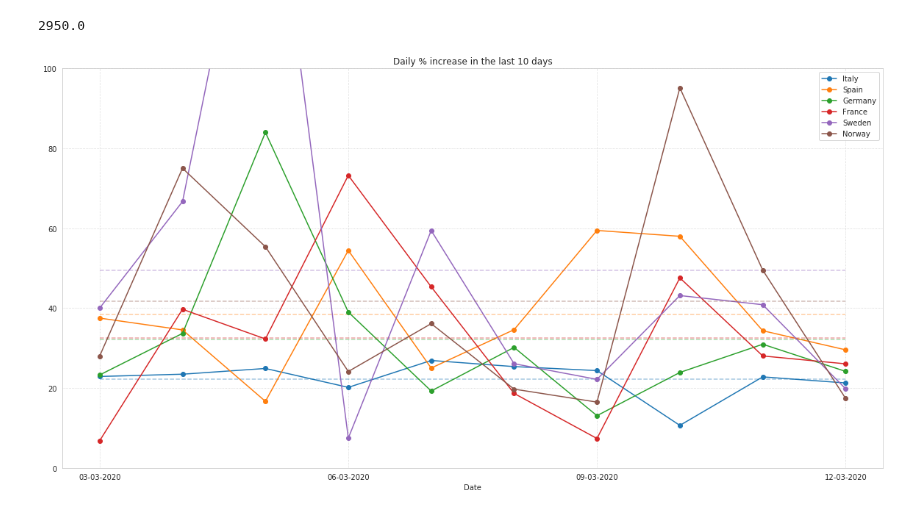
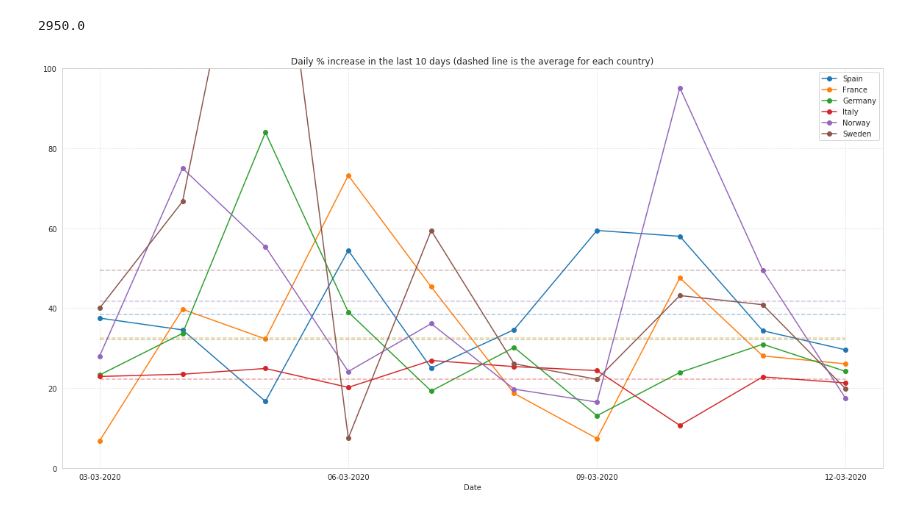
Before and after one commit to matteobarbieri/covid2019-data-analysis, a Jupyter notebook: notebooks/projections_covid2019_italy.ipynb, the cells around one changed output. Drawn from its saved outputs; the diff is of its cells as text; code cells hidden in the pictures.

Commit message:
Fix countries order in daily increase plot

```diff
--- a/notebooks/projections_covid2019_italy.ipynb
+++ b/notebooks/projections_covid2019_italy.ipynb
@@ -298,7 +298,14 @@ daily_increase_df = pd.DataFrame(columns=['Country', 'Date', 'Increase'])
 
 N_data_points = 10
 
-countries = ['Italy', 'Spain', 'Germany', 'France', 'Sweden', 'Norway']
+countries = [
+    'Spain',
+    'France',
+    'Germany',
+    'Italy',
+    'Norway',
+    'Sweden',
+]
 
 for c in countries:
 
@@ -331,32 +338,32 @@ for c in countries:
     daily_increase_df_country['Average'] = daily_increase_df_country['Increase'].mean()
     daily_increase_df_country['Average_p'] = daily_increase_df_country['Increase_p'].mean()
 
     # Plot daily increase
     daily_increase_df_country.plot(x='Date', y=["Increase_p"], figsize=(20,10), ax=ax, marker='o')
 
 #     ax.lines[-1].set_label(c)
 
     # Plot mean (no label)
 
     daily_increase_df_country.plot(
         x='Date', y=["Average_p"],
         figsize=(20,10), ax=ax, ls="--", alpha=0.4, color=ax.lines[-1].get_color(), legend=False)
 
 #     print(dir(ax.lines[-1]))
 
 #     ax.lines[-1].set_label("_")
 
 #     legend_strings.extend([c, f"{c} (average)"])
     legend_strings.extend([c, "_"])
 
 ax.legend(legend_strings)
 # ax.legend(countries)
 
 # Limit y range to increase visibility
 # ax.set_ylim(1, 2.2);
 ax.set_ylim(0, 100);
 
-ax.set_title("Daily % increase in the last 10 days (dashed line is the )");
+ax.set_title("Daily % increase in the last 10 days (dashed line is the average for each country)");
 plt.savefig("europe_daily_increase_10days.png");
 # %% [output]
-[figure, old version]
+[figure, new version]
```
Also changed, not shown: 1 other file.
